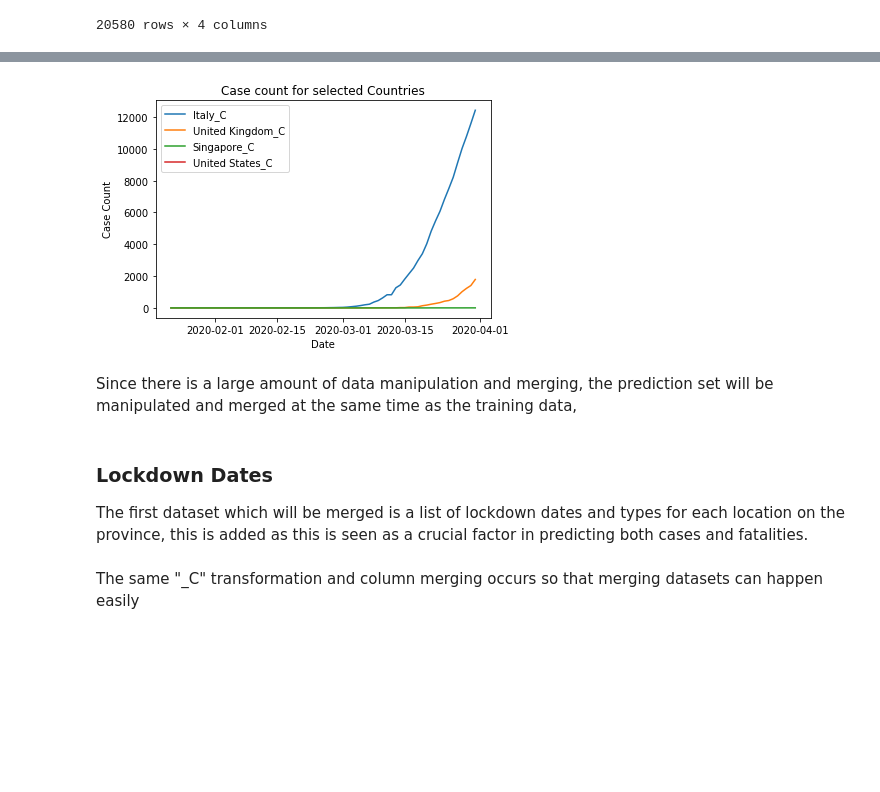
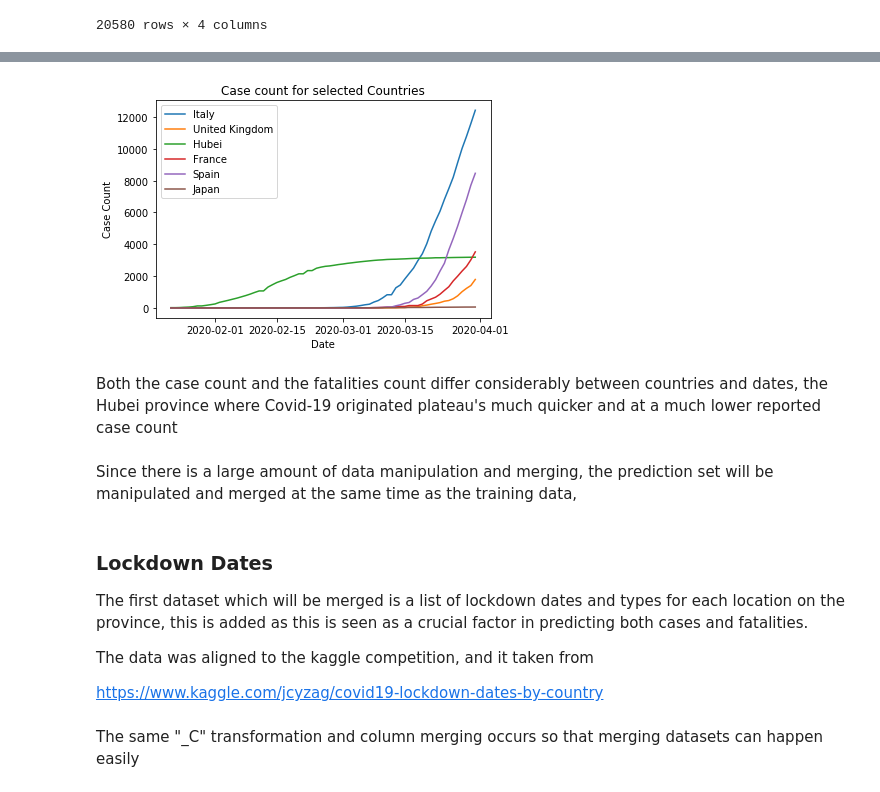
Before and after one commit to JKhandelwal/ID5059Practical3, a Jupyter notebook: ID5059CovidData.ipynb, the cells around one changed output, grey strips where cells are left out. Cells and saved outputs as stored; diff of their text form; code cells hidden in the pictures; blank space fills up the shorter version.

```diff
--- a/ID5059CovidData.ipynb
+++ b/ID5059CovidData.ipynb
@@ -53,0 +54,19 @@ plots
+# %%
+list_of_countries=["Italy_C", "United Kingdom_C","Hubei", "France_C", "Spain_C", "Japan_C"]
+
+def get_name(name):
+    if "_C" in name:
+        return name[:-2]
+    return name
+
+
+for i in list_of_countries:
+    plt.plot(manipulated_data[manipulated_data["Location"] == i]["Date"],
+            manipulated_data[manipulated_data["Location"] == i]["ConfirmedCases"],
+            label= get_name(i))
+plt.xlabel('Date')
+plt.ylabel('Case Count')
+
+plt.title('Case count for selected Countries')
+plt.legend()
+plt.show()
@@ -54,18 +75,18 @@ plots
 # %%
-list_of_countries=["Italy_C", "United Kingdom_C","Singapore_C","United States_C"]
-
 for i in list_of_countries:
     plt.plot(manipulated_data[manipulated_data["Location"] == i]["Date"],
             manipulated_data[manipulated_data["Location"] == i]["Fatalities"],
-            label=i)
+            label= get_name(i))
 plt.xlabel('Date')
 plt.ylabel('Case Count')
 
 plt.title('Case count for selected Countries')
 plt.legend()
 plt.show()
 # %% [output]
-[figure, old version]
+[figure, new version]
+# %% [markdown]
+Both the case count and the fatalities count differ considerably between countries and dates, the Hubei province where Covid-19 originated plateau's much quicker and at a much lower reported case count
 # %% [markdown]
 Since there is a large amount of data manipulation and merging, the prediction set will be manipulated and merged at the same time as the training data,
 # %%
@@ -81,6 +102,10 @@ prediction_test_data.columns = ['Location', 'Date']
 ### Lockdown Dates
 
 The first dataset which will be merged is a list of lockdown dates and types for each location on the province, this is added as this is seen as a crucial factor in predicting both cases and fatalities.
+
+The data was aligned to the kaggle competition, and it taken from
+
+https://www.kaggle.com/jcyzag/covid19-lockdown-dates-by-country
 # %%
 lockdown_dates = pd.read_csv("countryLockdownDates.csv")
 # %%
```
Also changed, not shown: parts of 21 cells of this notebook.
